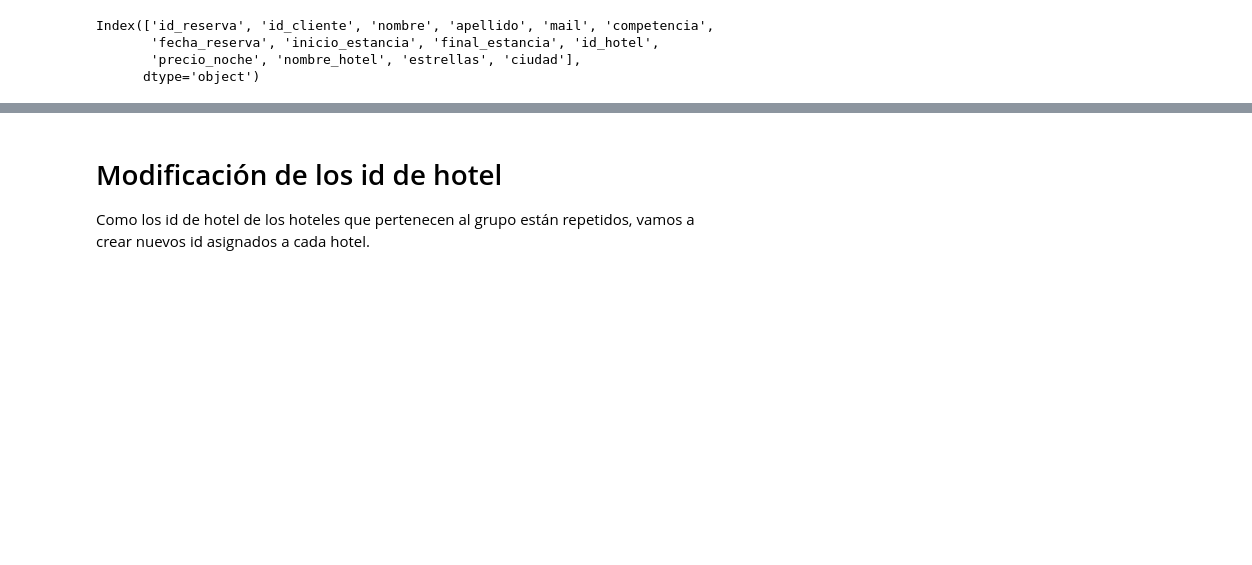
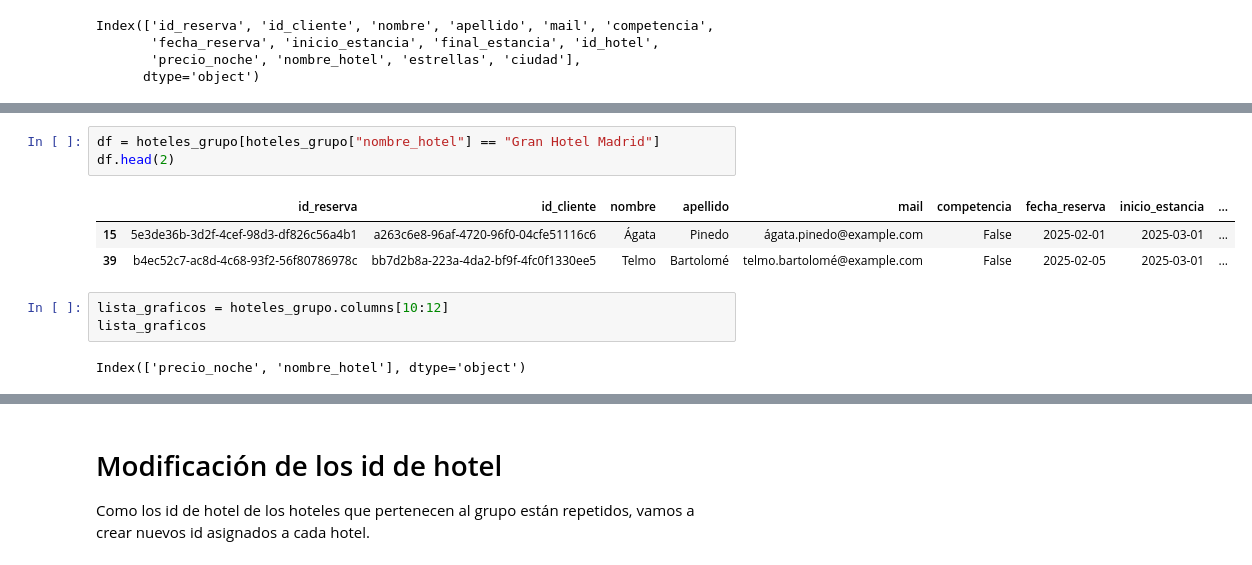
Before and after one commit to Gabijc/Proyecto_ETL_Hoteles, a Jupyter notebook: Notebooks/Analisis_inicial.ipynb, the cells around one changed output, grey strips where cells are left out. Cells and saved outputs as stored; diff of their text form; blank space fills up the shorter version.

```diff
--- a/Notebooks/Analisis_inicial.ipynb
+++ b/Notebooks/Analisis_inicial.ipynb
@@ -513,0 +518,12 @@ hoteles_precio.groupby("nombre_hotel")["precio_noche"].describe() # es como pasa
+# %%
+df = hoteles_grupo[hoteles_grupo["nombre_hotel"] == "Gran Hotel Madrid"]
+df.head(2)
+# %% [output]
+|  | id_reserva | id_cliente | nombre | apellido | mail | competencia | fecha_reserva | inicio_estancia | ... |
+| 15 | 5e3de36b-3d2f-4cef-98d3-df826c56a4b1 | a263c6e8-96af-4720-96f0-04cfe51116c6 | Ágata | Pinedo | ágata.pinedo@example.com | False | 2025-02-01 | 2025-03-01 | ... |
+| 39 | b4ec52c7-ac8d-4c68-93f2-56f80786978c | bb7d2b8a-223a-4da2-bf9f-4fc0f1330ee5 | Telmo | Bartolomé | telmo.bartolomé@example.com | False | 2025-02-05 | 2025-03-01 | ... |
+# %%
+lista_graficos = hoteles_grupo.columns[10:12]
+lista_graficos
+# %% [output]
+Index(['precio_noche', 'nombre_hotel'], dtype='object')
```
Also changed, not shown: parts of 5 cells of this notebook, 1 other file.
